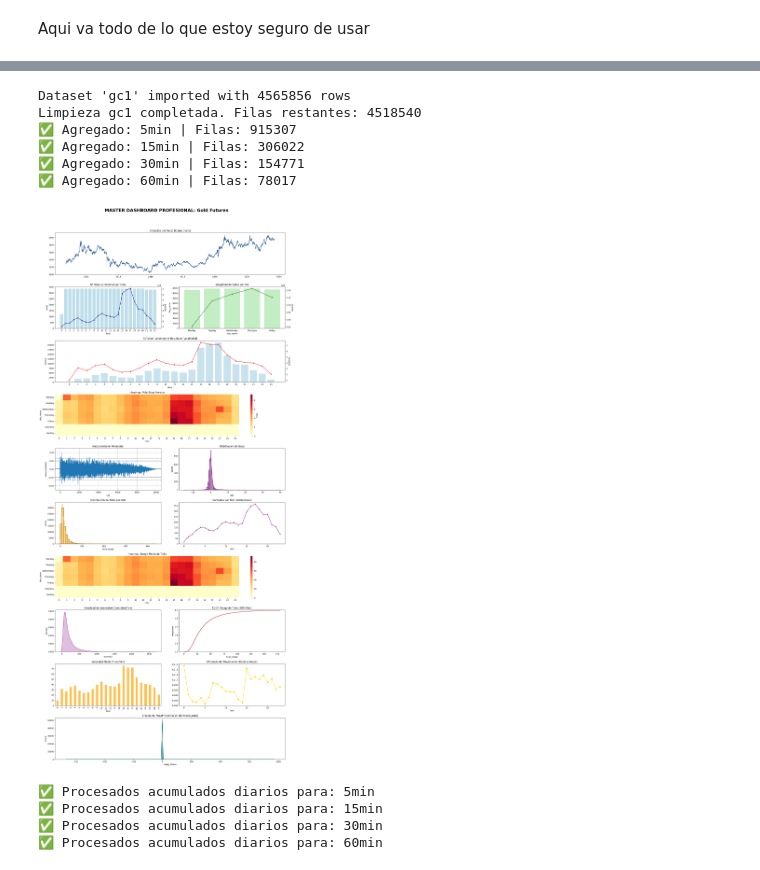
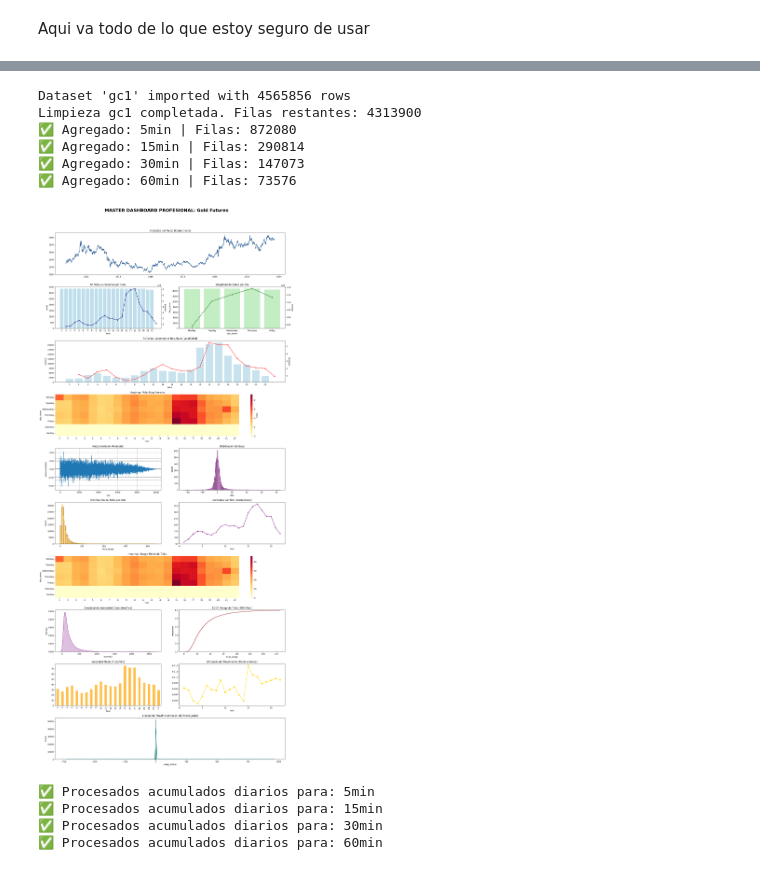
Before and after one commit to LijunZhou000/ML-Algorithmic-Trading, a Jupyter notebook: TradingBots/limipio/limpio.ipynb, the cells around one changed output, grey strips where cells are left out. Drawn from its saved outputs; the diff is of its cells as text; code cells hidden in the pictures.

```diff
--- a/TradingBots/limipio/limpio.ipynb
+++ b/TradingBots/limipio/limpio.ipynb
@@ -9,4 +9,7 @@ import torch.nn as nn
 import torch
 import pandas as pd
 # %%
+asset_list = ["bp1", "cl1", "es1", "gc1"]
+ASSET = "es1"
 MINUTES = 60
+RETURN_HORIZON_MIN  = MINUTES * 2
@@ -12,0 +43,5 @@ MINUTES = 60
+# %%
+ASSET = asset_list[3]
+df_min, spec = import_dataset(asset=ASSET)
+df_min_clean = clean(df_min, ASSET, break_hour=spec['break_start'])
+plot_master_market_analysis(df_min_clean, asset_name=f"{ASSET} Futures", tick_size=spec['tick_size'])
@@ -13,16 +52,16 @@ MINUTES = 60
 # %%
-df_min, spec = import_dataset()
+df_min, spec = import_dataset(asset=ASSET)
 df_min_clean = clean(df_min)
 df_resampled = get_multitimeframe_data(df_min_clean)
-plot_master_market_analysis(df_resampled[f'{MINUTES}min'], asset_name="Gold Futures", tick_size=0.1)
+plot_master_market_analysis(df_resampled[f'{MINUTES}min'], asset_name="Gold Futures", tick_size=spec['tick_size'])
 # %% [output]
 Dataset 'gc1' imported with 4565856 rows
-Limpieza gc1 completada. Filas restantes: 4518540
-✅ Agregado: 5min | Filas: 915307
-✅ Agregado: 15min | Filas: 306022
-✅ Agregado: 30min | Filas: 154771
-✅ Agregado: 60min | Filas: 78017
+Limpieza gc1 completada. Filas restantes: 4313900
+✅ Agregado: 5min | Filas: 872080
+✅ Agregado: 15min | Filas: 290814
+✅ Agregado: 30min | Filas: 147073
+✅ Agregado: 60min | Filas: 73576
-[figure, old version]
+[figure, new version]
 # %%
 df_cumulative = apply_cumulative_stats_to_dict(df_resampled)
 # %% [output]
```
Also changed, not shown: parts of 37 cells of this notebook, 13 other files.
